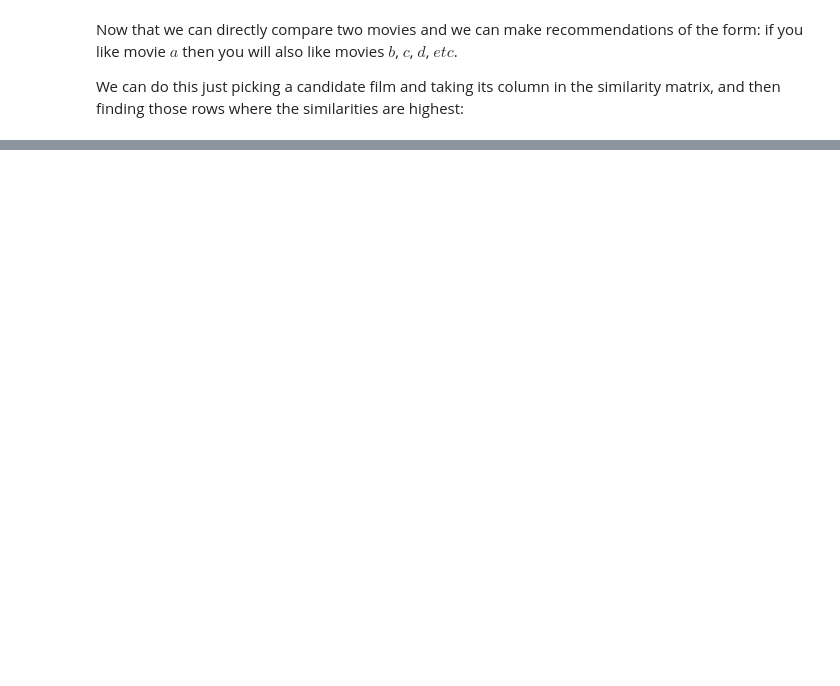
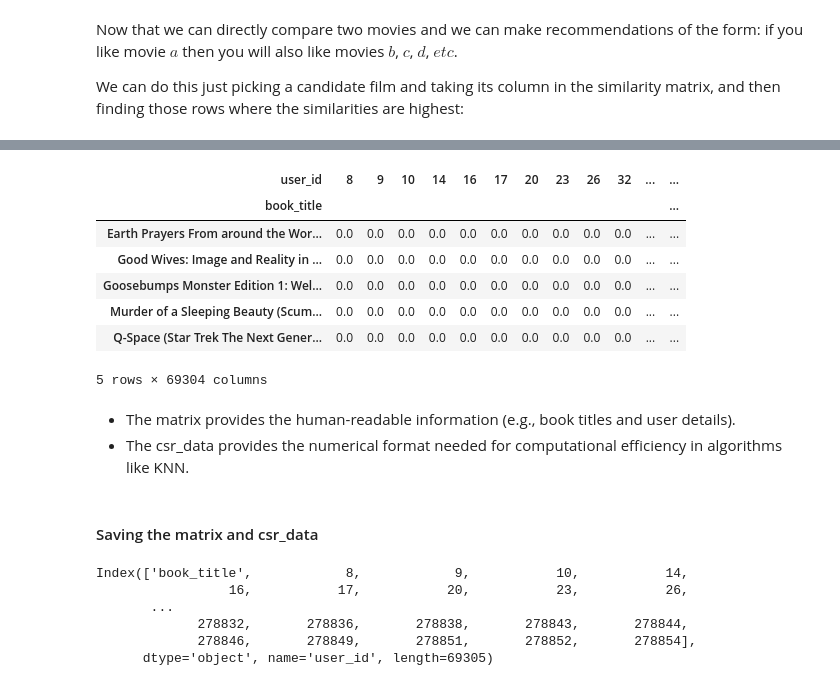
Before and after one commit to DiegoFA1/oct2024_capstone, a Jupyter notebook: notebooks/5.RecommendationSystemModeling.ipynb, the cells around one changed output, grey strips where cells are left out. Drawn from its saved outputs; the diff is of its cells as text; code cells hidden in the pictures; blank space fills up the shorter version.

```diff
--- a/notebooks/5.RecommendationSystemModeling.ipynb
+++ b/notebooks/5.RecommendationSystemModeling.ipynb
@@ -165,0 +262,16 @@ similar_movies.head(10)
+# %%
+# We are going to fill the null values with 0
+matrix.fillna(0,inplace=True)
+matrix.head()
+# %% [output]
+| user_id | 8 | 9 | 10 | 14 | 16 | 17 | 20 | 23 | 26 | 32 | ... | ... |
+| book_title |  |  |  |  |  |  |  |  |  |  |  | ... |
+| Earth Prayers From around the Wor... | 0.0 | 0.0 | 0.0 | 0.0 | 0.0 | 0.0 | 0.0 | 0.0 | 0.0 | 0.0 | ... | ... |
+| Good Wives: Image and Reality in ... | 0.0 | 0.0 | 0.0 | 0.0 | 0.0 | 0.0 | 0.0 | 0.0 | 0.0 | 0.0 | ... | ... |
+| Goosebumps Monster Edition 1: Wel... | 0.0 | 0.0 | 0.0 | 0.0 | 0.0 | 0.0 | 0.0 | 0.0 | 0.0 | 0.0 | ... | ... |
+| Murder of a Sleeping Beauty (Scum... | 0.0 | 0.0 | 0.0 | 0.0 | 0.0 | 0.0 | 0.0 | 0.0 | 0.0 | 0.0 | ... | ... |
+| Q-Space (Star Trek The Next Gener... | 0.0 | 0.0 | 0.0 | 0.0 | 0.0 | 0.0 | 0.0 | 0.0 | 0.0 | 0.0 | ... | ... |
+5 rows × 69304 columns
+# %% [markdown]
+- The matrix provides the human-readable information (e.g., book titles and user details).
+- The csr_data provides the numerical format needed for computational efficiency in algorithms like KNN.
@@ -165,0 +282,11 @@ similar_movies.head(10)
+# %% [markdown]
+#### Saving the matrix and csr_data
+# %%
+print(matrix.columns)
+# %% [output]
+Index(['book_title',            8,            9,           10,           14,
+                 16,           17,           20,           23,           26,
+       ...
+             278832,       278836,       278838,       278843,       278844,
+             278846,       278849,       278851,       278852,       278854],
+      dtype='object', name='user_id', length=69305)
```
Also changed, not shown: parts of 42 cells of this notebook, 4 other files.
